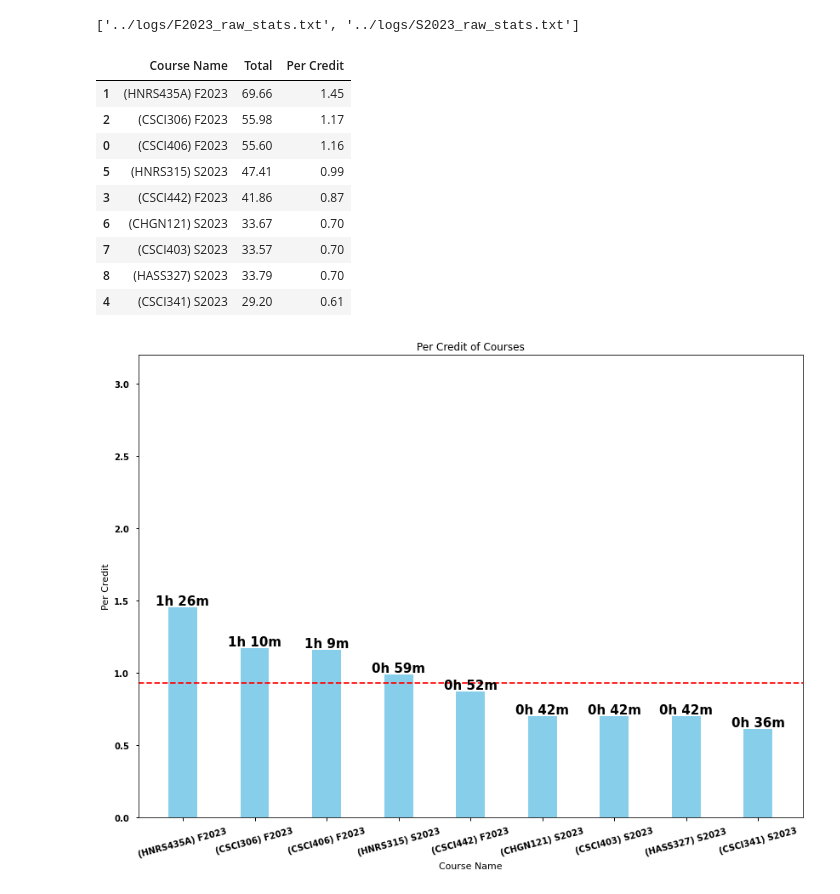
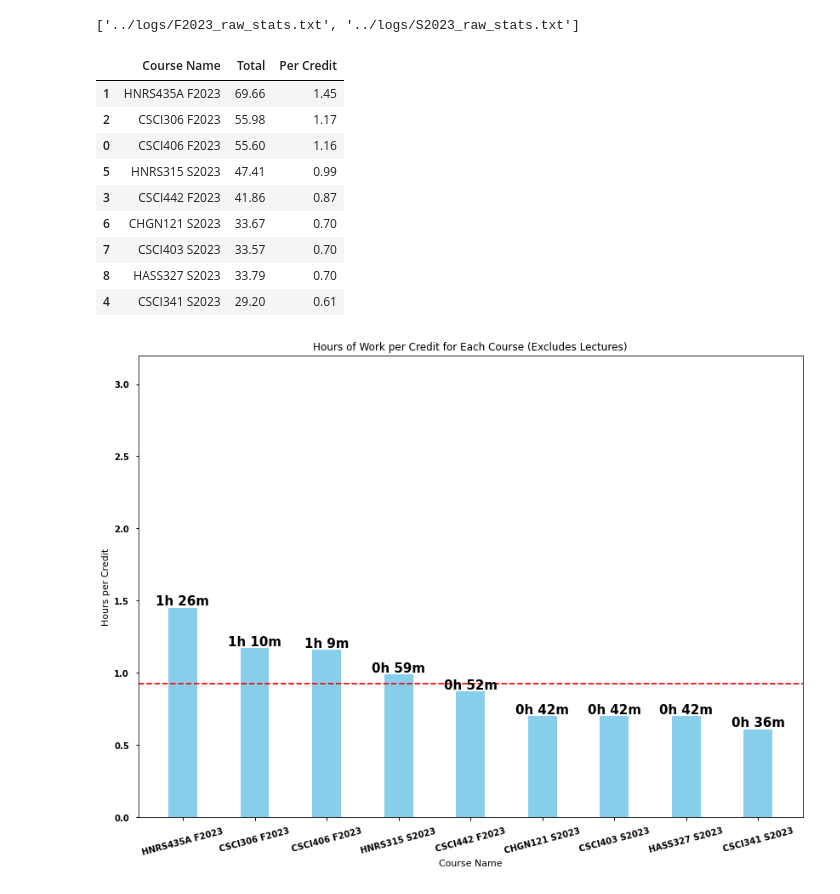
Before and after one commit to ifrycolorado/ClassTimeTrackingAnalysis, a Jupyter notebook: src/hours_per_credit.ipynb, the cells around one changed output. Drawn from its saved outputs; the diff is of its cells as text; code cells hidden in the pictures.

```diff
--- a/src/hours_per_credit.ipynb
+++ b/src/hours_per_credit.ipynb
@@ -61,7 +61,7 @@ for log_file in log_files:
     for i in range(len(lines)):
         if i % 2 != 0 and lines[i] != "" and lines[i] != "\n" and lines[i] != " ":
             analysis = lines[i].split("\n")
-            course = analysis[0][analysis[0].index("("):]
+            course = analysis[0][analysis[0].index("("):].replace("(", "").replace(")", "").strip()
             total = float(analysis[1].split(":")[1].strip().split(" ")[0])
             try:
                 per_credit = float(analysis[3].split(" : ")[1].split(" ")[0])
@@ -74,37 +74,37 @@ stats_df.sort_values(by=["Per Credit"], inplace=True, ascending=False)
 display(stats_df)
 # %% [output]
 |  | Course Name | Total | Per Credit |
-| 1 | (HNRS435A) F2023 | 69.66 | 1.45 |
-| 2 | (CSCI306) F2023 | 55.98 | 1.17 |
-| 0 | (CSCI406) F2023 | 55.60 | 1.16 |
-| 5 | (HNRS315) S2023 | 47.41 | 0.99 |
-| 3 | (CSCI442) F2023 | 41.86 | 0.87 |
-| 6 | (CHGN121) S2023 | 33.67 | 0.70 |
-| 7 | (CSCI403) S2023 | 33.57 | 0.70 |
-| 8 | (HASS327) S2023 | 33.79 | 0.70 |
-| 4 | (CSCI341) S2023 | 29.20 | 0.61 |
+| 1 | HNRS435A F2023 | 69.66 | 1.45 |
+| 2 | CSCI306 F2023 | 55.98 | 1.17 |
+| 0 | CSCI406 F2023 | 55.60 | 1.16 |
+| 5 | HNRS315 S2023 | 47.41 | 0.99 |
+| 3 | CSCI442 F2023 | 41.86 | 0.87 |
+| 6 | CHGN121 S2023 | 33.67 | 0.70 |
+| 7 | CSCI403 S2023 | 33.57 | 0.70 |
+| 8 | HASS327 S2023 | 33.79 | 0.70 |
+| 4 | CSCI341 S2023 | 29.20 | 0.61 |
 # %%
 # create bar chart of stats_df sorted by per credit
 plt.figure(figsize=(14, 10))
 bars = plt.bar(stats_df["Course Name"], stats_df["Per Credit"], color=COLOR, width=0.4)
 
 # plot line of average per credit
 plt.axhline(y=stats_df["Per Credit"].mean(), color='r', linestyle='--')
 
 plt.xticks(rotation=ROTATION)
 plt.xlabel("Course Name")
-plt.ylabel("Per Credit")
+plt.ylabel("Hours per Credit")
 plt.ylim(0, 3.2)
-plt.title("Per Credit of Courses")
+plt.title("Hours of Work per Credit for Each Course (Excludes Lectures)")
 for bar in bars:
         hours = int(bar.get_height())
         minutes = int((bar.get_height() - hours) * 60)
         label = f"{hours}h {minutes}m"
         plt.text(bar.get_x() + bar.get_width() / 2.0, bar.get_height(), label, ha='center', va='bottom')
 plt.savefig(f"../images/hours_per_credit.png", transparent=False, format='png', dpi=300)
 plt.show()
 # %% [output]
-[figure, old version]
+[figure, new version]
 # %%
 # save stats_df to csv
 stats_df.to_csv("../data/hour_per_credit.csv", index=False)
```
Also changed, not shown: 9 other files.
